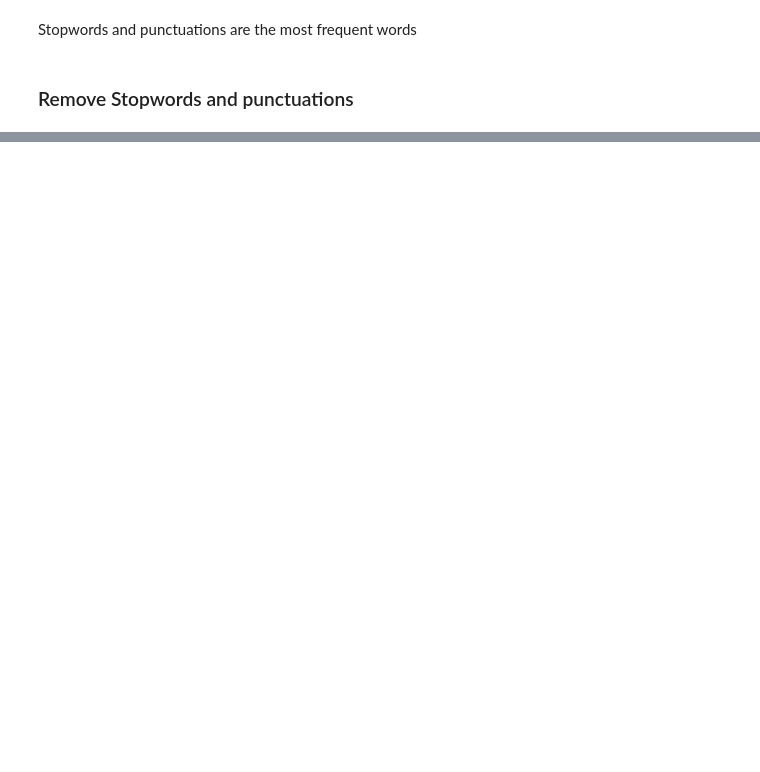
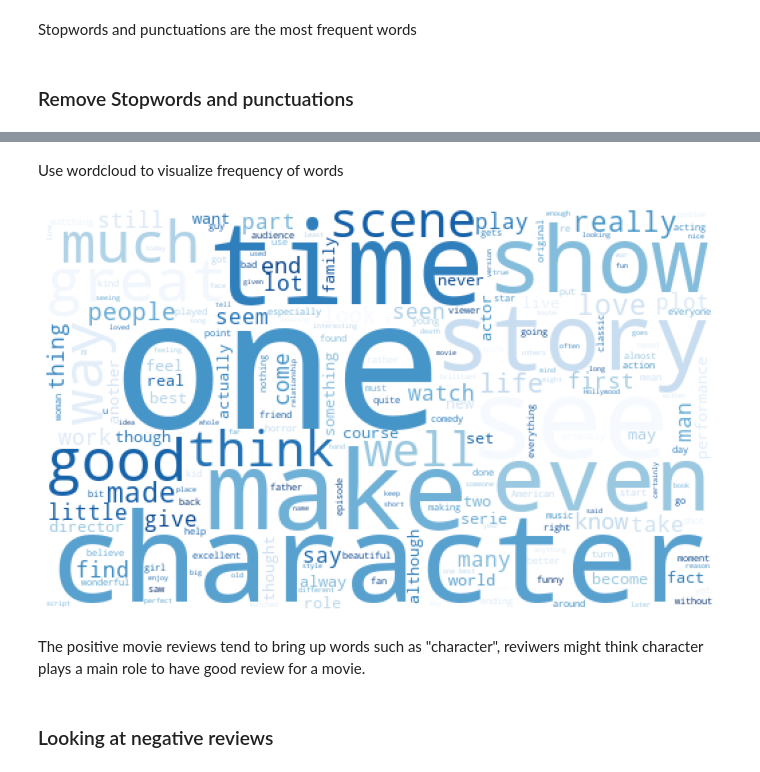
Before and after one commit to QiCai1995/NLP-Movie-Review-Sentiment, a Jupyter notebook: Modeling.ipynb, the cells around one changed output, grey strips where cells are left out. Saved outputs shown, nothing was run; the diff lists cells and outputs as text; code cells hidden in the pictures; blank space fills up the shorter version.

```diff
--- a/Modeling.ipynb
+++ b/Modeling.ipynb
@@ -187,0 +188,2 @@ freq.most_common(30)
+# %% [markdown]
+Use wordcloud to visualize frequency of words
@@ -187,0 +192,37 @@ freq.most_common(30)
+# %%
+# Write a function for wordcloud generation
+def generate_wordcloud(tokens, collocations=False, background_color='white',
+                       colormap='Blues', display=True):
+
+    """Function generates and returns a wordcloud based on a tokens list passed in.
+    -------------------------------
+    Arguments:
+    tokens: a tokens list
+    collocations: Whether to include collocations (bigrams) of two words
+    background_color: background color of the resulting word cloud
+    colormap: the color map for the words that will be in the word cloud
+    display: Whether to show the resulting wordcloud"""
+
+    ## Initalize a WordCloud
+    wordcloud = WordCloud(collocations=collocations,
+                          background_color=background_color,
+                          colormap=colormap,
+                          width=500, height=300)
+
+    ## Generate wordcloud from tokens
+    wordcloud.generate(','.join(tokens))
+
+    ## Plot with matplotlib
+    if display:
+        plt.figure(figsize = (12, 15), facecolor = None)
+        plt.imshow(wordcloud)
+        plt.axis('off');
+    return wordcloud
+# %%
+wordcloud_reviews_pos = generate_wordcloud(tokens_reviews_pos_nostopwords, collocations = True)
+# %% [output]
+[figure, added]
+# %% [markdown]
+The positive movie reviews tend to bring up words such as "character", reviwers might think character plays a main role to have good review for a movie.
+# %% [markdown]
+### Looking at negative reviews
```
Also changed, not shown: parts of 9 cells of this notebook.
